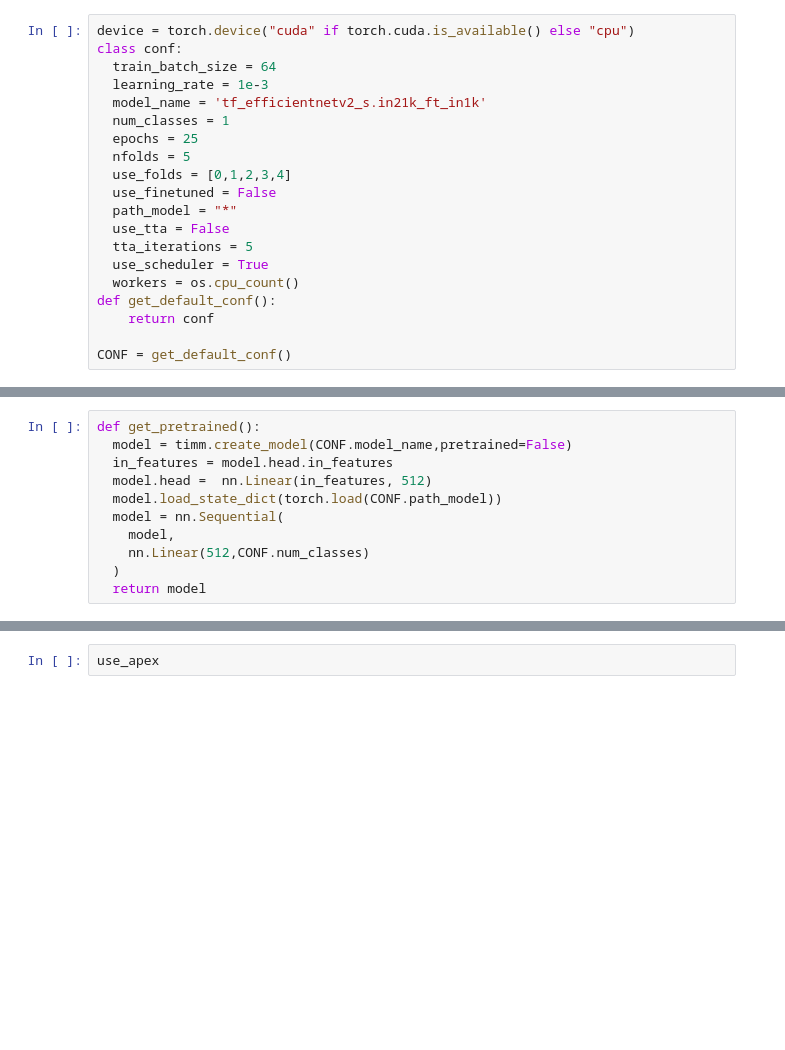
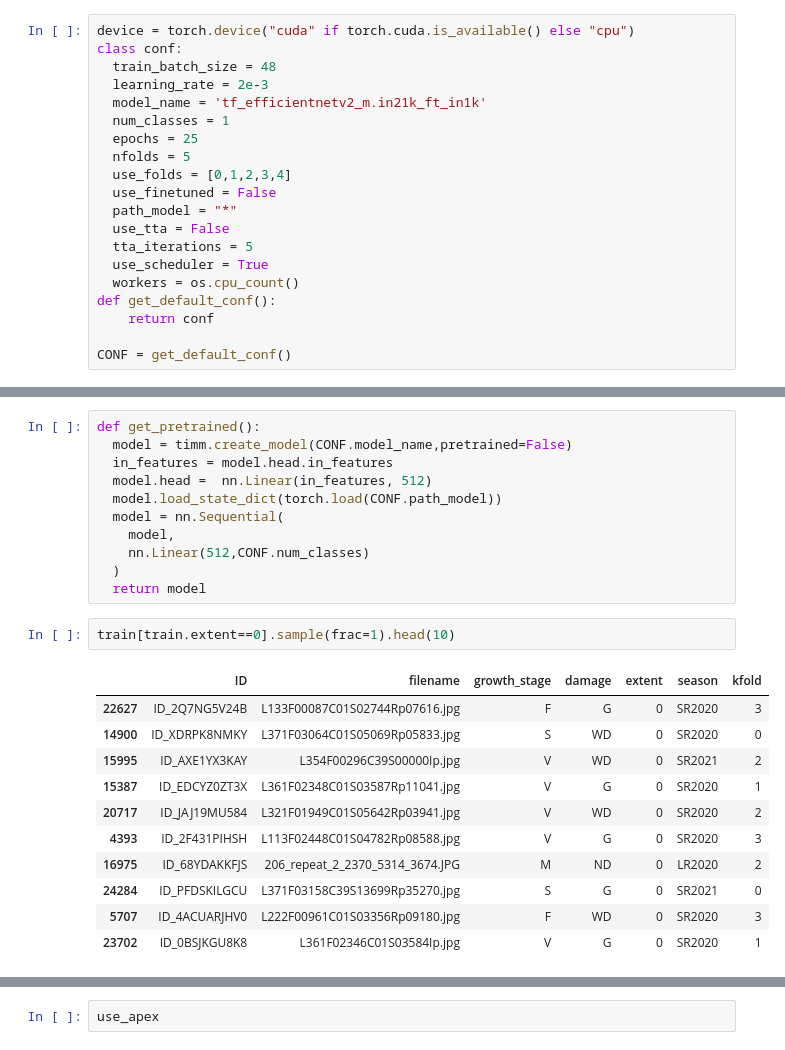
Before and after one commit to ahmedattia143/cgiar-eyes-zindi, a Jupyter notebook: cgiar-eyes.ipynb, the cells around one changed output, grey strips where cells are left out. Saved outputs shown, nothing was run; the diff lists cells and outputs as text; blank space fills up the shorter version.

```diff
--- a/cgiar-eyes.ipynb
+++ b/cgiar-eyes.ipynb
@@ -141,9 +159,9 @@ from pprint import pprint
 # %%
 device = torch.device("cuda" if torch.cuda.is_available() else "cpu")
 class conf:
-  train_batch_size = 64
-  learning_rate = 1e-3
-  model_name = 'tf_efficientnetv2_s.in21k_ft_in1k'
+  train_batch_size = 48
+  learning_rate = 2e-3
+  model_name = 'tf_efficientnetv2_m.in21k_ft_in1k'
   num_classes = 1
   epochs = 25
   nfolds = 5
@@ -601,6 +619,20 @@ def get_pretrained():
     nn.Linear(512,CONF.num_classes)
   )
   return model
+# %%
+train[train.extent==0].sample(frac=1).head(10)
+# %% [output]
+|  | ID | filename | growth_stage | damage | extent | season | kfold |
+| 22627 | ID_2Q7NG5V24B | L133F00087C01S02744Rp07616.jpg | F | G | 0 | SR2020 | 3 |
+| 14900 | ID_XDRPK8NMKY | L371F03064C01S05069Rp05833.jpg | S | WD | 0 | SR2020 | 0 |
+| 15995 | ID_AXE1YX3KAY | L354F00296C39S00000Ip.jpg | V | WD | 0 | SR2021 | 2 |
+| 15387 | ID_EDCYZ0ZT3X | L361F02348C01S03587Rp11041.jpg | V | G | 0 | SR2020 | 1 |
+| 20717 | ID_JAJ19MU584 | L321F01949C01S05642Rp03941.jpg | V | WD | 0 | SR2020 | 2 |
+| 4393 | ID_2F431PIHSH | L113F02448C01S04782Rp08588.jpg | V | G | 0 | SR2020 | 3 |
+| 16975 | ID_68YDAKKFJS | 206_repeat_2_2370_5314_3674.JPG | M | ND | 0 | LR2020 | 2 |
+| 24284 | ID_PFDSKILGCU | L371F03158C39S13699Rp35270.jpg | S | G | 0 | SR2021 | 0 |
+| 5707 | ID_4ACUARJHV0 | L222F00961C01S03356Rp09180.jpg | F | WD | 0 | SR2020 | 3 |
+| 23702 | ID_0BSJKGU8K8 | L361F02346C01S03584Ip.jpg | V | G | 0 | SR2020 | 1 |
 # %%
 all_scores = []
 def run_folds(train):
```
Also changed, not shown: parts of 9 cells of this notebook, 1 other file.
